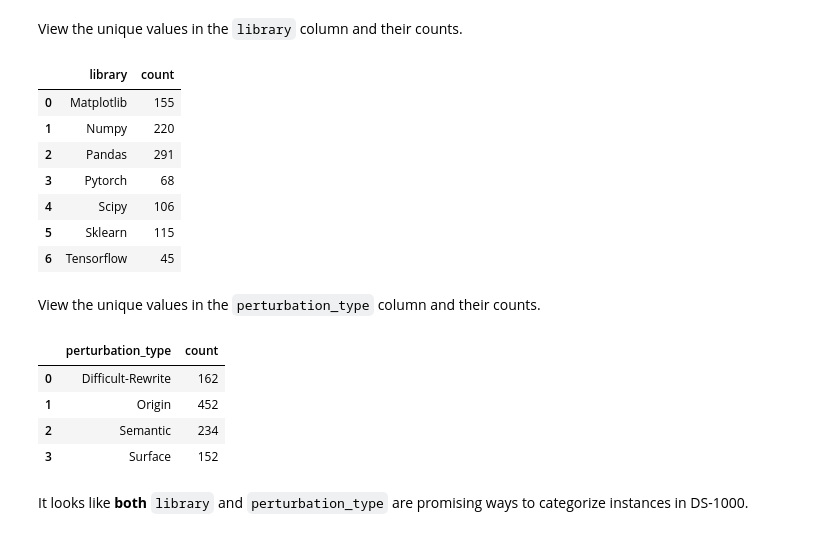
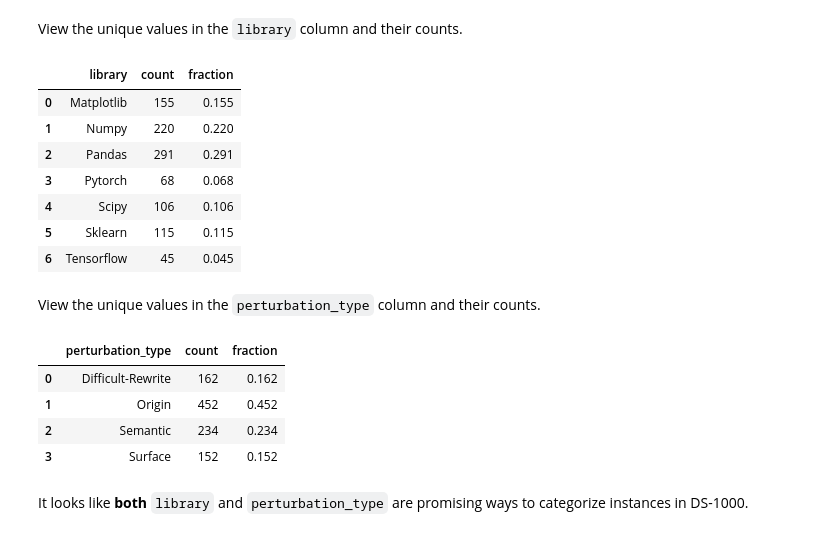
Before and after one commit to mpg05883/EvalTree, a Jupyter notebook: notebooks/eda.ipynb, the cells around one changed output. Saved outputs shown, nothing was run; the diff lists cells and outputs as text; code cells hidden in the pictures.

Commit message:
Added fraction column to eda notebook

```diff
--- a/notebooks/eda.ipynb
+++ b/notebooks/eda.ipynb
@@ -176,23 +176,26 @@ View the unique values in the `library` column and their counts.
 # %%
 key = MetadataKey.LIBRARY
 counts = Counter(metadata_dict[key] for metadata_dict in metadata_col)
 
 # Sort by key in alphabetical order
 counts_df = pd.DataFrame(
     sorted(counts.items(), key=lambda x: x[0]),
     columns=[key, "count"],
 )
+counts_df["fraction"] = (counts_df["count"] / counts_df["count"].sum()).apply(
+    lambda x: float(f"{x:.3f}")
+)
 
 display(counts_df)
 # %% [output]
-|  | library | count |
-| 0 | Matplotlib | 155 |
-| 1 | Numpy | 220 |
-| 2 | Pandas | 291 |
-| 3 | Pytorch | 68 |
-| 4 | Scipy | 106 |
-| 5 | Sklearn | 115 |
-| 6 | Tensorflow | 45 |
+|  | library | count | fraction |
+| 0 | Matplotlib | 155 | 0.155 |
+| 1 | Numpy | 220 | 0.220 |
+| 2 | Pandas | 291 | 0.291 |
+| 3 | Pytorch | 68 | 0.068 |
+| 4 | Scipy | 106 | 0.106 |
+| 5 | Sklearn | 115 | 0.115 |
+| 6 | Tensorflow | 45 | 0.045 |
 # %% [markdown]
 View the unique values in the `perturbation_type` column and their counts.
 # %%
@@ -204,14 +207,17 @@ counts_df = pd.DataFrame(
     sorted(counts.items(), key=lambda x: x[0]),
     columns=[key, "count"],
 )
+counts_df["fraction"] = (counts_df["count"] / counts_df["count"].sum()).apply(
+    lambda x: float(f"{x:.3f}")
+)
 
 display(counts_df)
 # %% [output]
-|  | perturbation_type | count |
-| 0 | Difficult-Rewrite | 162 |
-| 1 | Origin | 452 |
-| 2 | Semantic | 234 |
-| 3 | Surface | 152 |
+|  | perturbation_type | count | fraction |
+| 0 | Difficult-Rewrite | 162 | 0.162 |
+| 1 | Origin | 452 | 0.452 |
+| 2 | Semantic | 234 | 0.234 |
+| 3 | Surface | 152 | 0.152 |
 # %% [markdown]
 It looks like **both** `library` and `perturbation_type` are promising ways to categorize instances in DS-1000.
 # %% [markdown]
```
Also changed, not shown: parts of 10 cells of this notebook.
